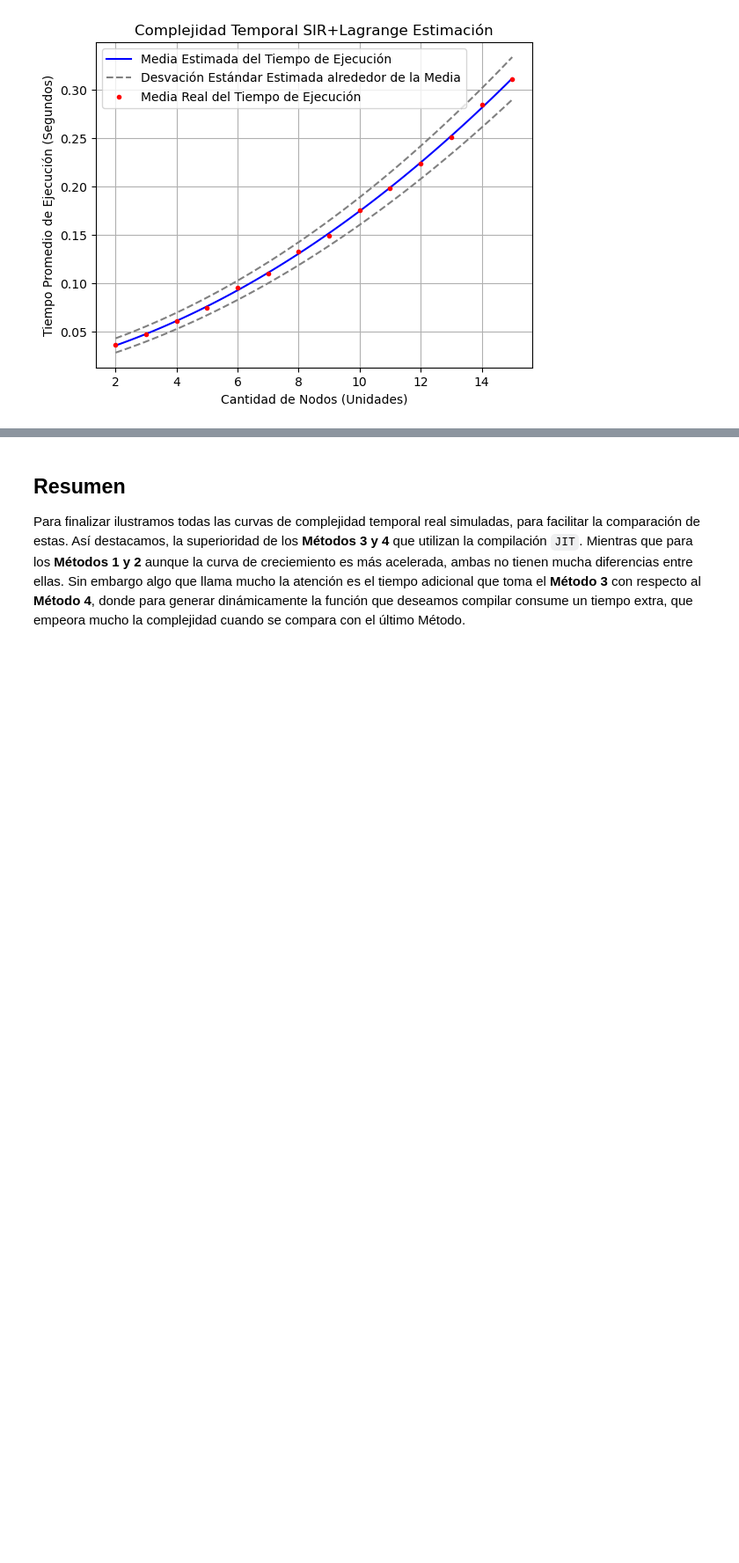
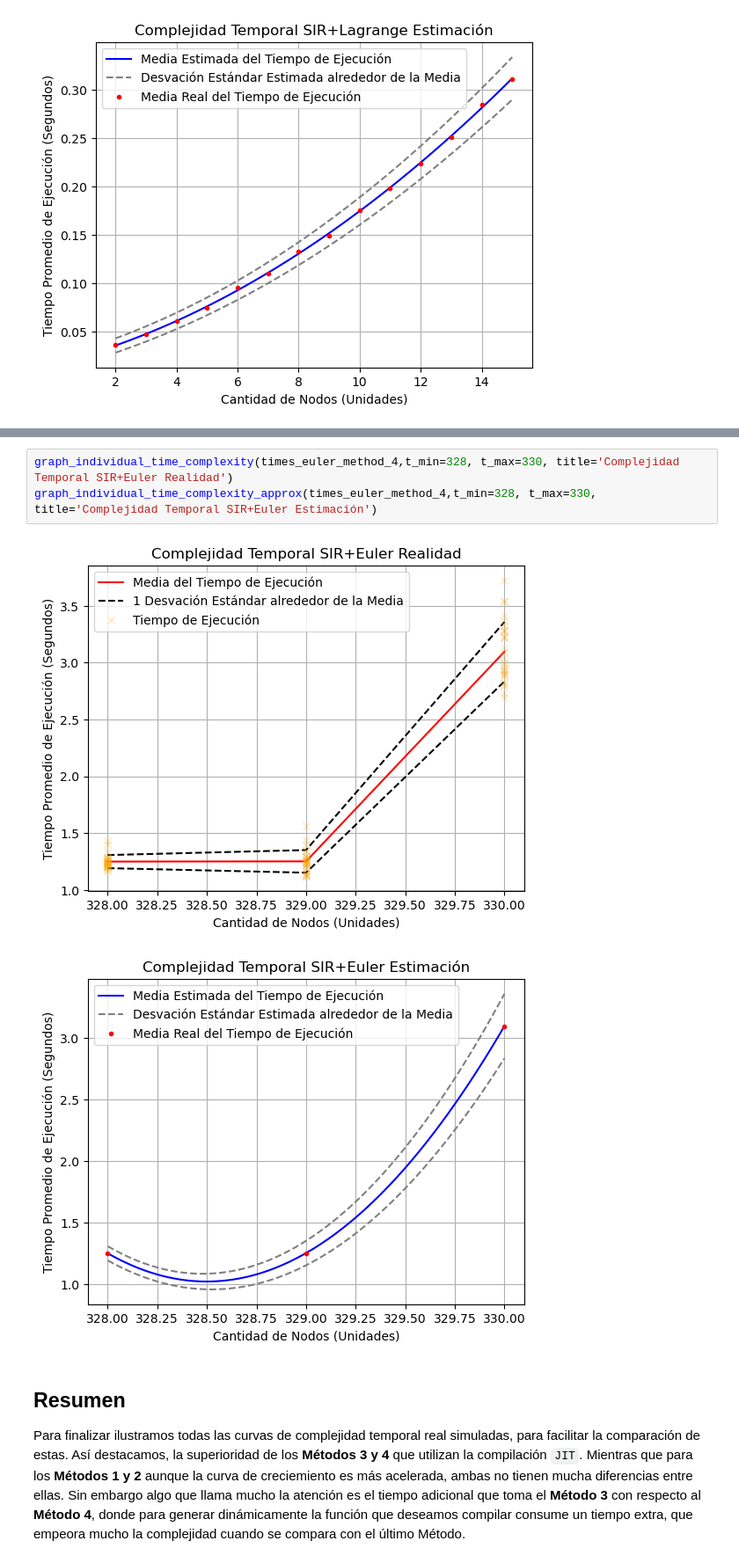
Before and after one commit to LazaroDGM/MetapopulationEpidemicModels, a Jupyter notebook: experiments/experiment_02/experiment_02.ipynb, the cells around one changed output, grey strips where cells are left out. Shown: that part at 88% size. Saved outputs shown, nothing was run; the diff lists cells and outputs as text; blank space fills up the shorter version.

```diff
--- a/experiments/experiment_02/experiment_02.ipynb
+++ b/experiments/experiment_02/experiment_02.ipynb
@@ -445,3 +483,9 @@ graph_individual_time_complexity_approx(times_lagrange_method_4, title='Compleji
+# %%
+graph_individual_time_complexity(times_euler_method_4,t_min=328, t_max=330, title='Complejidad Temporal SIR+Euler Realidad')
+graph_individual_time_complexity_approx(times_euler_method_4,t_min=328, t_max=330, title='Complejidad Temporal SIR+Euler Estimación')
+# %% [output]
+[figure, added]
+[figure, added]
 # %% [markdown]
 ## Resumen
 
```
Also changed, not shown: parts of 20 cells of this notebook, 2 other files.
